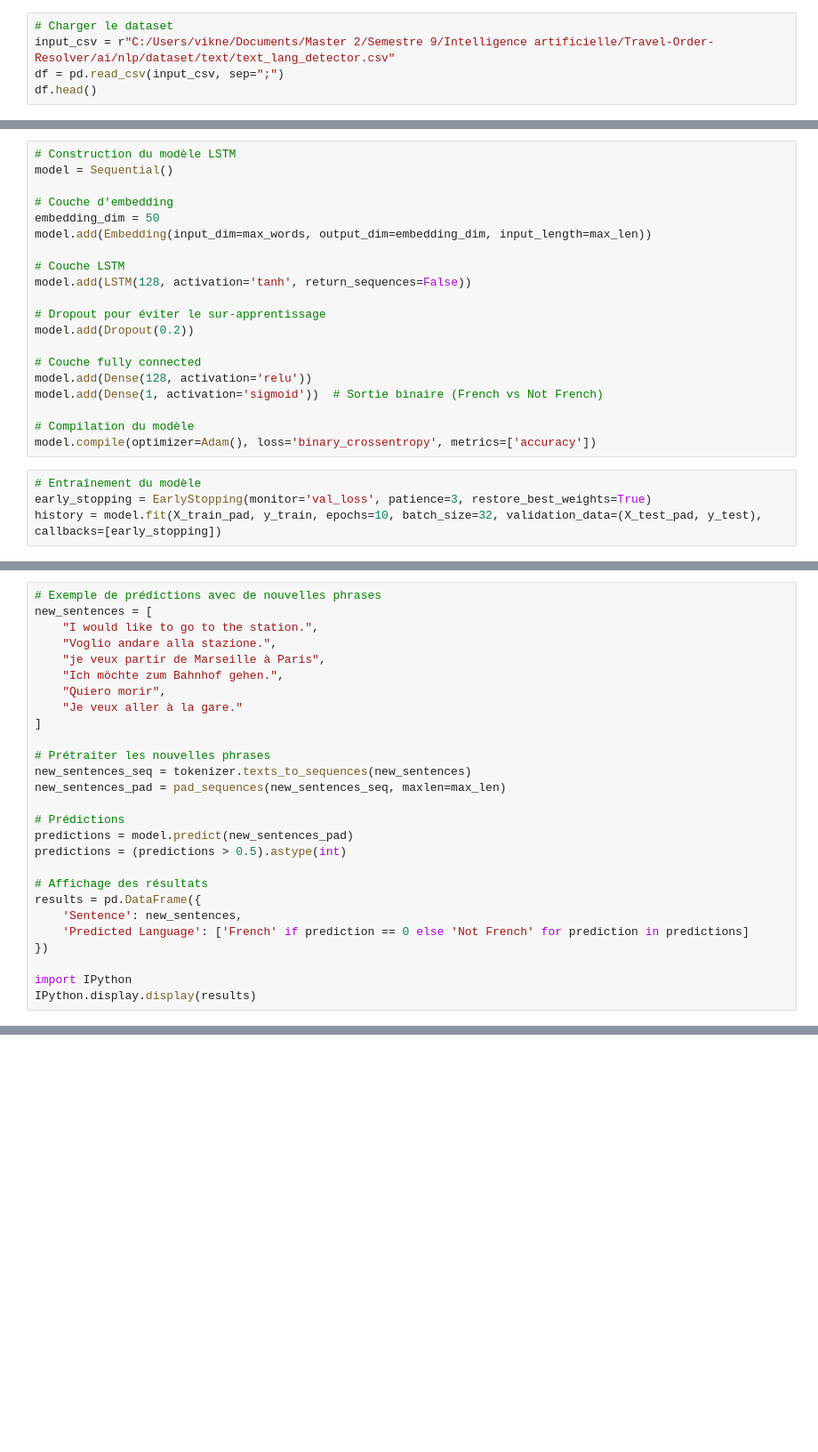
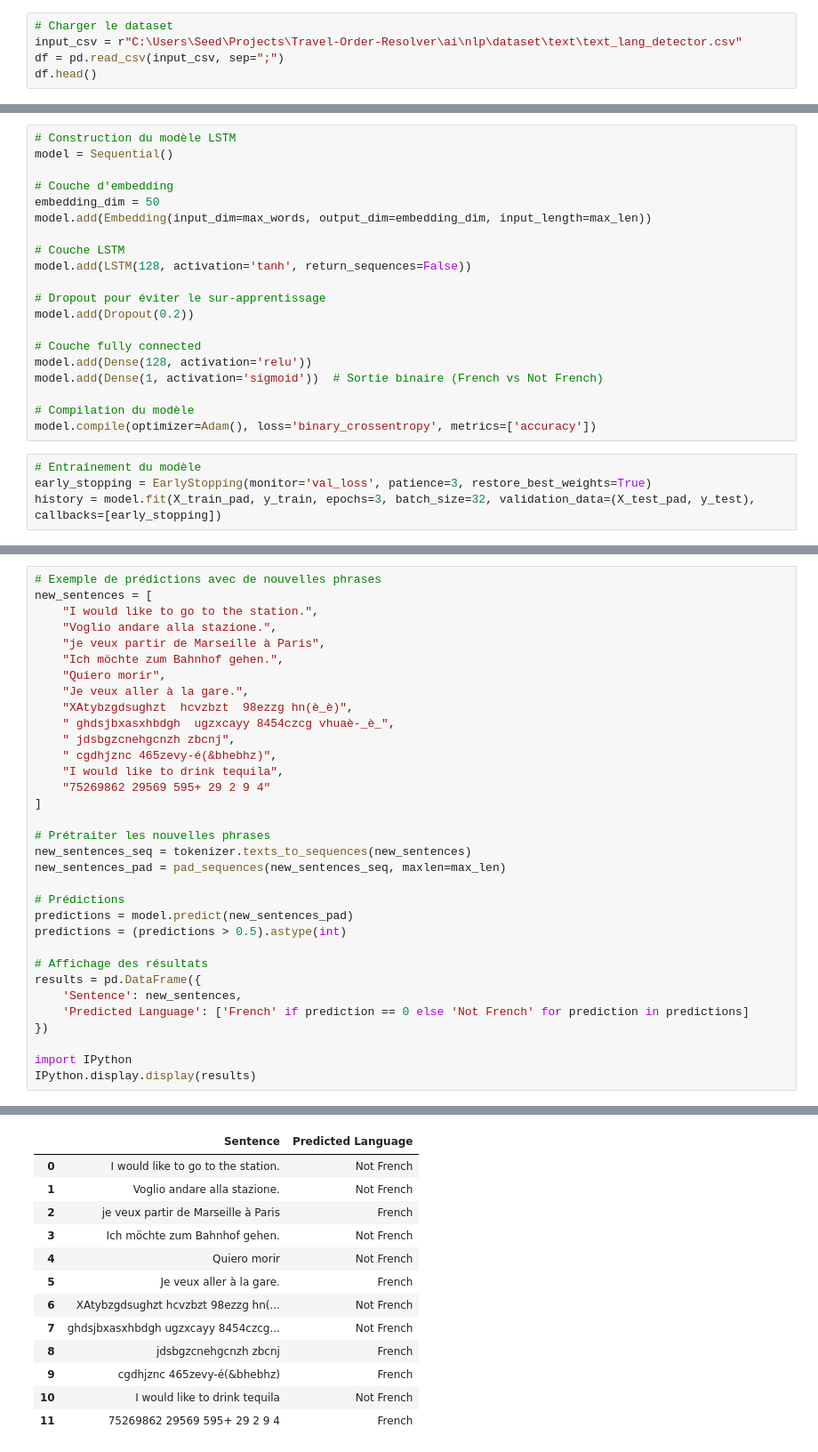
Before and after one commit to JeanBaptiste02/Travel-Order-Resolver, a Jupyter notebook: ai/nlp/classification/text_based/language_detector/neural_networks/lstm/lstm_lang_detector.ipynb, the cells around one changed output, grey strips where cells are left out. Shown at 89% size. Drawn from its saved outputs; the diff is of its cells as text; blank space fills up the shorter version.

Commit message:
feat: lstm model trained 3 and 5 epoch

```diff
--- a/ai/nlp/classification/text_based/language_detector/neural_networks/lstm/lstm_lang_detector.ipynb
+++ b/ai/nlp/classification/text_based/language_detector/neural_networks/lstm/lstm_lang_detector.ipynb
@@ -18,5 +28,5 @@ print("imported libraries")
 # %%
 # Charger le dataset
-input_csv = r"C:/Users/vikne/Documents/Master 2/Semestre 9/Intelligence artificielle/Travel-Order-Resolver/ai/nlp/dataset/text/text_lang_detector.csv"
+input_csv = r"C:\Users\Seed\Projects\Travel-Order-Resolver\ai\nlp\dataset\text\text_lang_detector.csv"
 df = pd.read_csv(input_csv, sep=";")
 df.head()
@@ -71,4 +88,4 @@ model.compile(optimizer=Adam(), loss='binary_crossentropy', metrics=['accuracy']
 # %%
 # Entraînement du modèle
 early_stopping = EarlyStopping(monitor='val_loss', patience=3, restore_best_weights=True)
-history = model.fit(X_train_pad, y_train, epochs=10, batch_size=32, validation_data=(X_test_pad, y_test), callbacks=[early_stopping])
+history = model.fit(X_train_pad, y_train, epochs=3, batch_size=32, validation_data=(X_test_pad, y_test), callbacks=[early_stopping])
@@ -109,7 +153,13 @@ new_sentences = [
     "je veux partir de Marseille à Paris",
     "Ich möchte zum Bahnhof gehen.",
     "Quiero morir",
-    "Je veux aller à la gare."
+    "Je veux aller à la gare.",
+    "XAtybzgdsughzt  hcvzbzt  98ezzg hn(è_è)",
+    " ghdsjbxasxhbdgh  ugzxcayy 8454czcg vhuaè-_è_",
+    " jdsbgzcnehgcnzh zbcnj",
+    " cgdhjznc 465zevy-é(&bhebhz)",
+    "I would like to drink tequila",
+    "75269862 29569 595+ 29 2 9 4"
 ]
 
 # Prétraiter les nouvelles phrases
@@ -128,3 +178,4 @@ results = pd.DataFrame({
 
 import IPython
 IPython.display.display(results)
+# %% [output]
@@ -130,0 +183,13 @@ IPython.display.display(results)
+|  | Sentence | Predicted Language |
+| 0 | I would like to go to the station. | Not French |
+| 1 | Voglio andare alla stazione. | Not French |
+| 2 | je veux partir de Marseille à Paris | French |
+| 3 | Ich möchte zum Bahnhof gehen. | Not French |
+| 4 | Quiero morir | Not French |
+| 5 | Je veux aller à la gare. | French |
+| 6 | XAtybzgdsughzt hcvzbzt 98ezzg hn(... | Not French |
+| 7 | ghdsjbxasxhbdgh ugzxcayy 8454czcg... | Not French |
+| 8 | jdsbgzcnehgcnzh zbcnj | French |
+| 9 | cgdhjznc 465zevy-é(&bhebhz) | French |
+| 10 | I would like to drink tequila | Not French |
+| 11 | 75269862 29569 595+ 29 2 9 4 | French |
```
Also changed, not shown: parts of 9 cells of this notebook, 1 other file.
